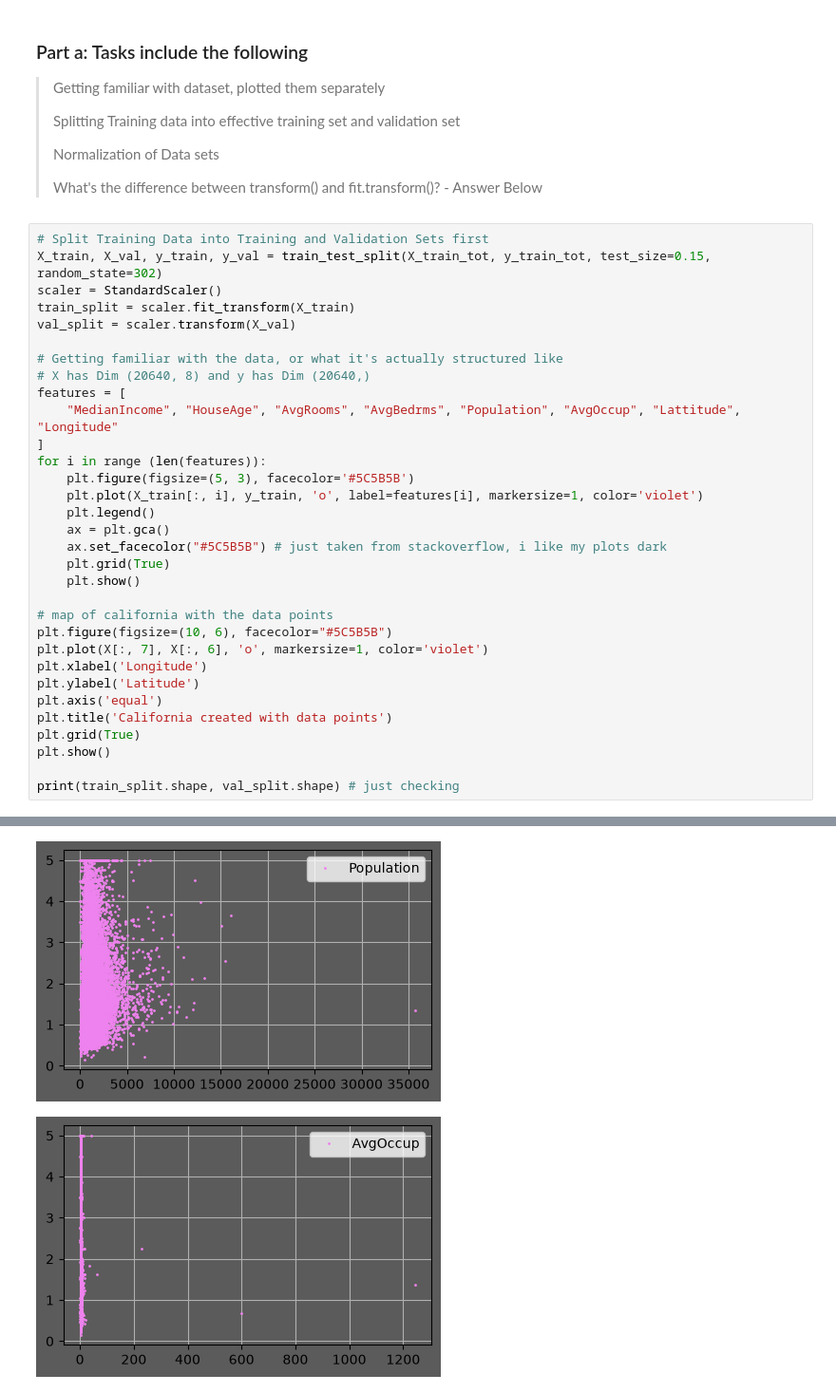
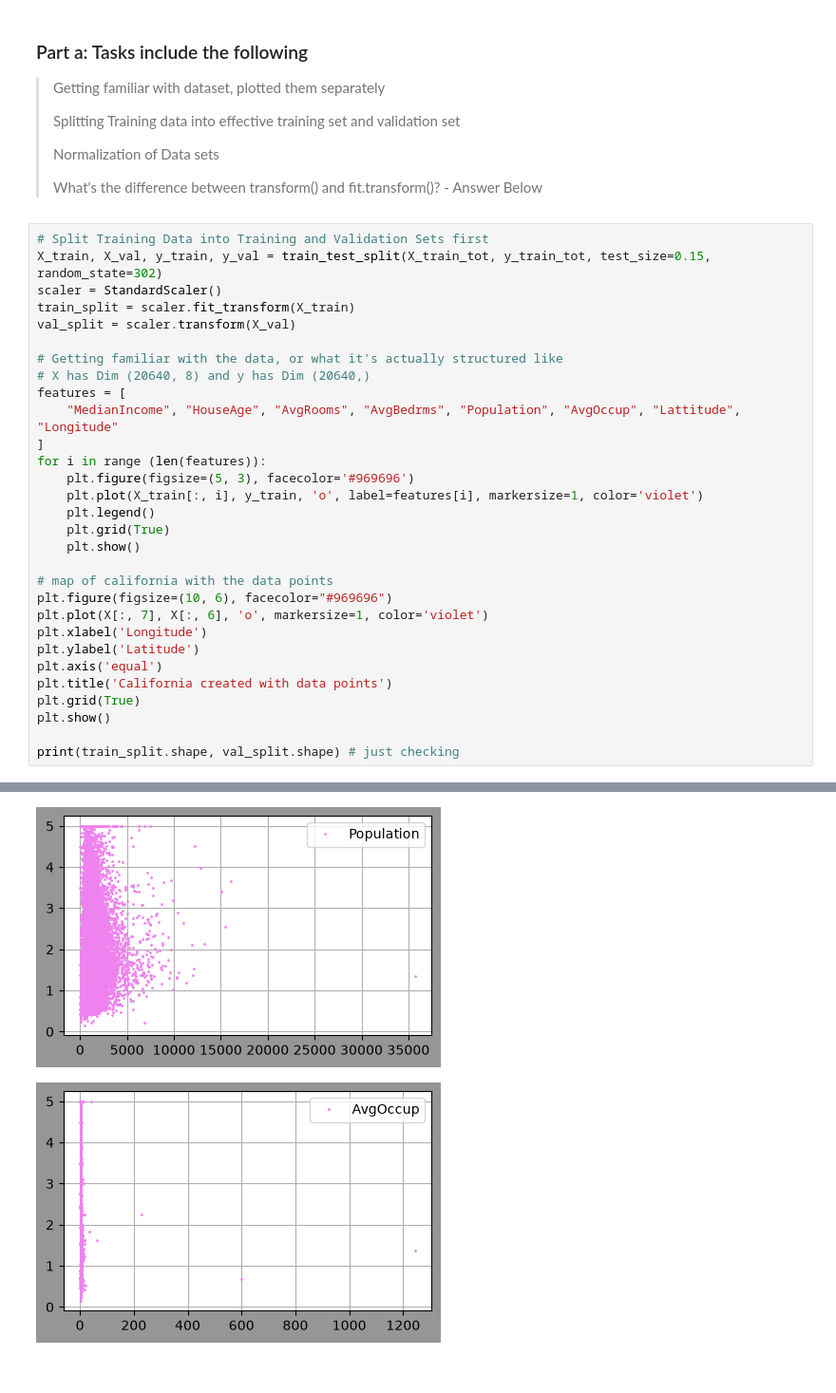
Before and after one commit to OverAmpJinx/NeuralPlayground, a Jupyter notebook: DL-Assignments/assigmnent1.ipynb, the cells around one changed output, grey strips where cells are left out. Shown at 95% size. Drawn from its saved outputs; the diff is of its cells as text.

```diff
--- a/DL-Assignments/assigmnent1.ipynb
+++ b/DL-Assignments/assigmnent1.ipynb
@@ -36,16 +36,14 @@ features = [
     "MedianIncome", "HouseAge", "AvgRooms", "AvgBedrms", "Population", "AvgOccup", "Lattitude", "Longitude"
 ]
 for i in range (len(features)):
-    plt.figure(figsize=(5, 3), facecolor='#5C5B5B')
+    plt.figure(figsize=(5, 3), facecolor='#969696')
     plt.plot(X_train[:, i], y_train, 'o', label=features[i], markersize=1, color='violet')
     plt.legend()
-    ax = plt.gca()
-    ax.set_facecolor("#5C5B5B") # just taken from stackoverflow, i like my plots dark
     plt.grid(True)
     plt.show()
 
 # map of california with the data points
-plt.figure(figsize=(10, 6), facecolor="#5C5B5B")
+plt.figure(figsize=(10, 6), facecolor="#969696")
 plt.plot(X[:, 7], X[:, 6], 'o', markersize=1, color='violet')
 plt.xlabel('Longitude')
 plt.ylabel('Latitude')
@@ -63,2 +61,2 @@ print(train_split.shape, val_split.shape) # just checking
-[figure, old version]
+[figure, new version]
-[figure, old version]
+[figure, new version]
```
Also changed, not shown: parts of 1 cell of this notebook.
